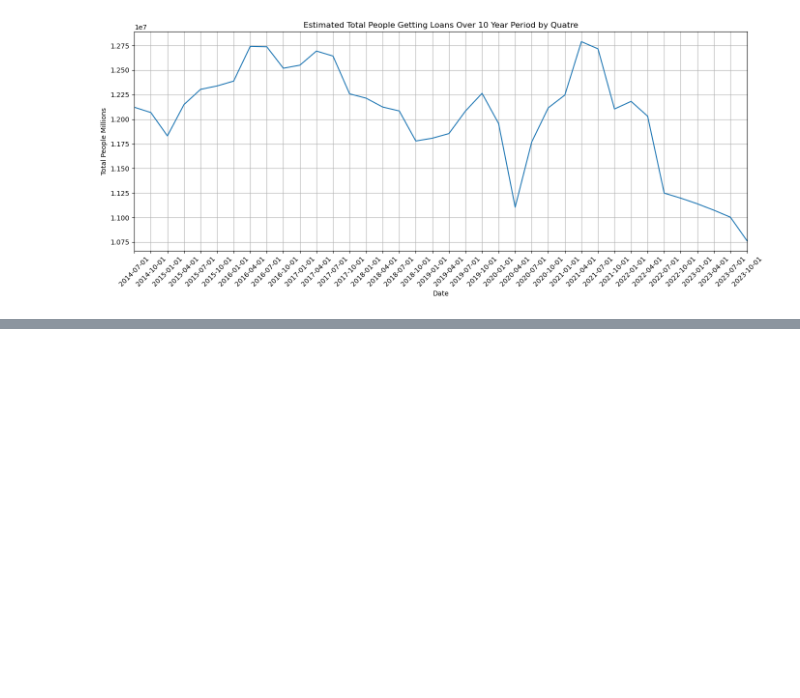
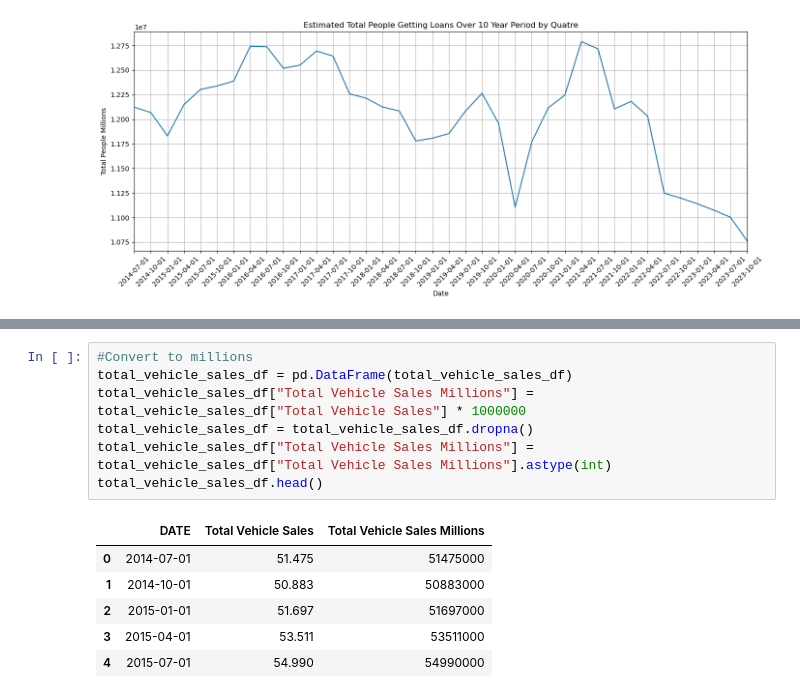
Before and after one commit to Jagar513/project_1_bootcamp, a Jupyter notebook: Automotive Loan Starter Code.ipynb, the cells around one changed output, grey strips where cells are left out. Drawn from its saved outputs; the diff is of its cells as text; blank space fills up the shorter version.

```diff
--- a/Automotive Loan Starter Code.ipynb
+++ b/Automotive Loan Starter Code.ipynb
@@ -237,0 +252,14 @@ plt.show()
+# %%
+#Convert to millions
+total_vehicle_sales_df = pd.DataFrame(total_vehicle_sales_df)
+total_vehicle_sales_df["Total Vehicle Sales Millions"] = total_vehicle_sales_df["Total Vehicle Sales"] * 1000000
+total_vehicle_sales_df = total_vehicle_sales_df.dropna()
+total_vehicle_sales_df["Total Vehicle Sales Millions"] = total_vehicle_sales_df["Total Vehicle Sales Millions"].astype(int)
+total_vehicle_sales_df.head()
+# %% [output]
+|  | DATE | Total Vehicle Sales | Total Vehicle Sales Millions |
+| 0 | 2014-07-01 | 51.475 | 51475000 |
+| 1 | 2014-10-01 | 50.883 | 50883000 |
+| 2 | 2015-01-01 | 51.697 | 51697000 |
+| 3 | 2015-04-01 | 53.511 | 53511000 |
+| 4 | 2015-07-01 | 54.990 | 54990000 |
```
Also changed, not shown: parts of 9 cells of this notebook, 1 other file.
